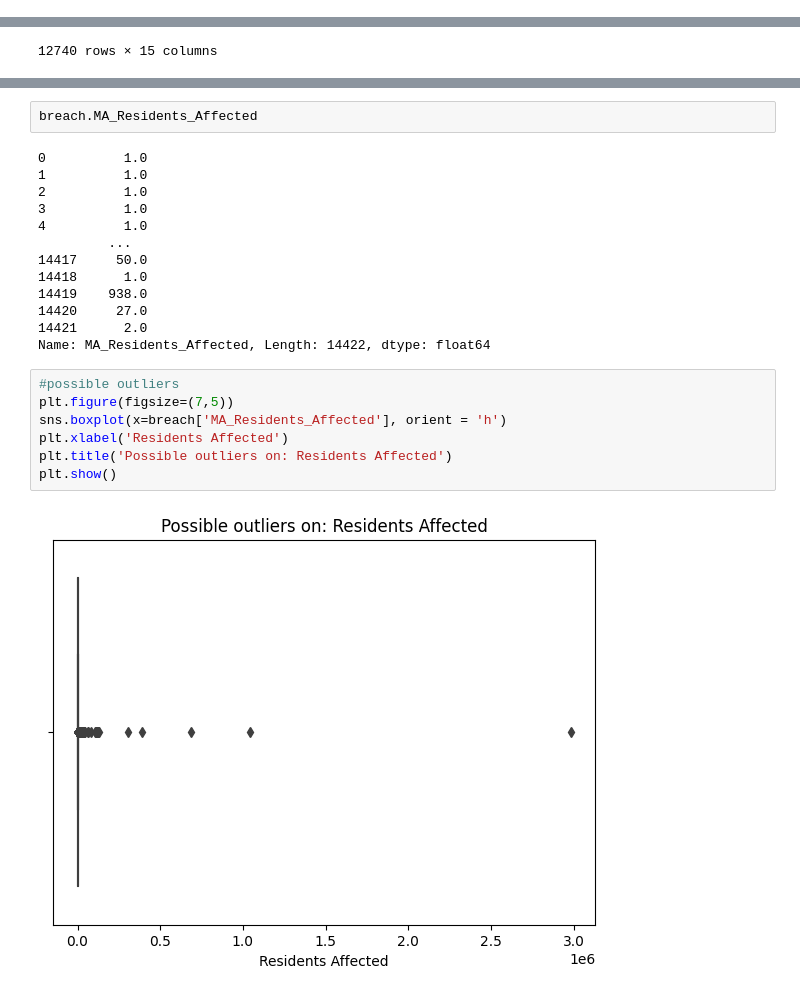
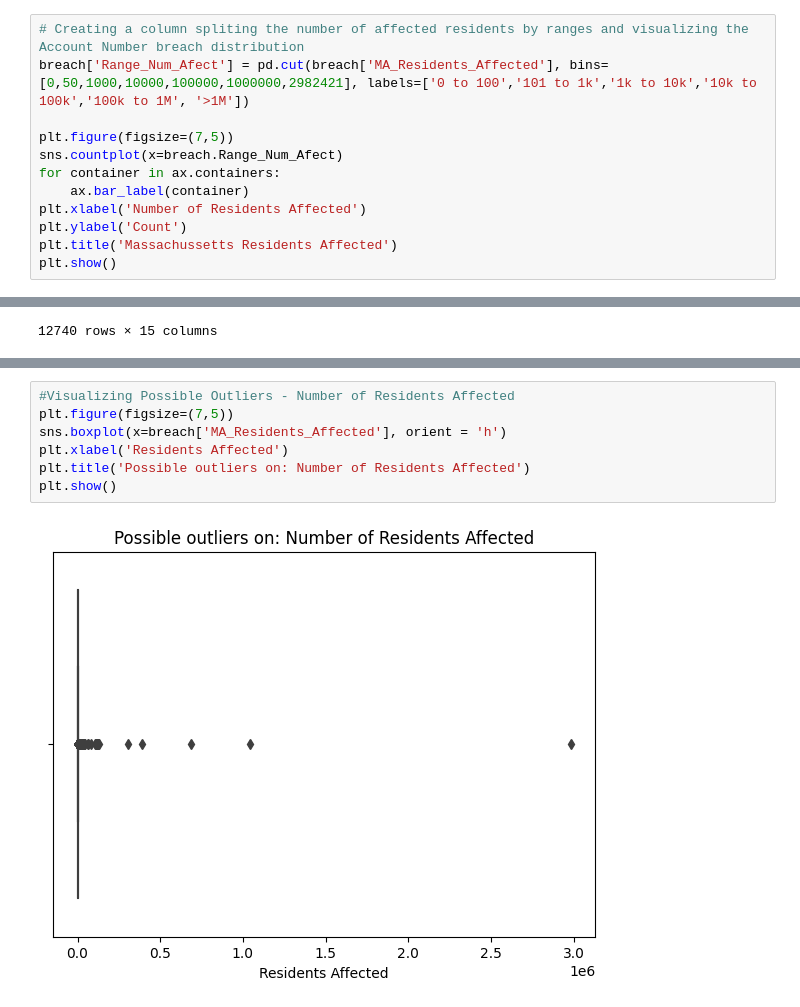
Before and after one commit to joncalle/AnalToolsDecMrk, a Jupyter notebook: DataBreach.ipynb, the cells around one changed output, grey strips where cells are left out. Saved outputs shown, nothing was run; the diff lists cells and outputs as text.

```diff
--- a/DataBreach.ipynb
+++ b/DataBreach.ipynb
@@ -188,0 +207,12 @@ Create a histogram showing the distribution of breach types
+# %%
+# Creating a column spliting the number of affected residents by ranges and visualizing the Account Number breach distribution
+breach['Range_Num_Afect'] = pd.cut(breach['MA_Residents_Affected'], bins=[0,50,1000,10000,100000,1000000,2982421], labels=['0 to 100','101 to 1k','1k to 10k','10k to 100k','100k to 1M', '>1M'])
+
+plt.figure(figsize=(7,5))
+sns.countplot(x=breach.Range_Num_Afect)
+for container in ax.containers:
+    ax.bar_label(container)
+plt.xlabel('Number of Residents Affected')
+plt.ylabel('Count')
+plt.title('Massachussetts Residents Affected')
+plt.show()
@@ -320,24 +450,9 @@ plt.show()
-# %%
-breach.MA_Residents_Affected
-# %% [output]
-0          1.0
-1          1.0
-2          1.0
-3          1.0
-4          1.0
-         ...
-14417     50.0
-14418      1.0
-14419    938.0
-14420     27.0
-14421      2.0
-Name: MA_Residents_Affected, Length: 14422, dtype: float64
 # %%
-#possible outliers
+#Visualizing Possible Outliers - Number of Residents Affected
 plt.figure(figsize=(7,5))
 sns.boxplot(x=breach['MA_Residents_Affected'], orient = 'h')
 plt.xlabel('Residents Affected')
-plt.title('Possible outliers on: Residents Affected')
+plt.title('Possible outliers on: Number of Residents Affected')
 plt.show()
 # %% [output]
-[figure, old version]
+[figure, new version]
```
Also changed, not shown: parts of 24 cells of this notebook.
